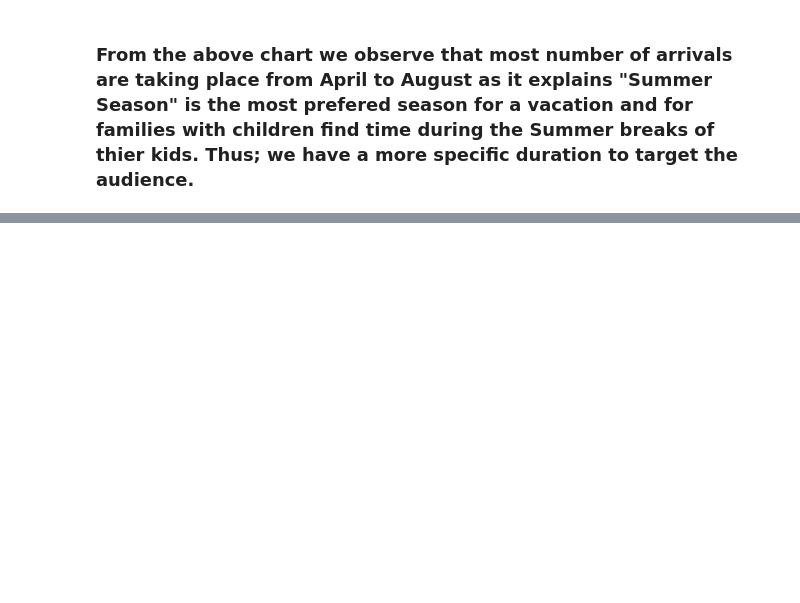
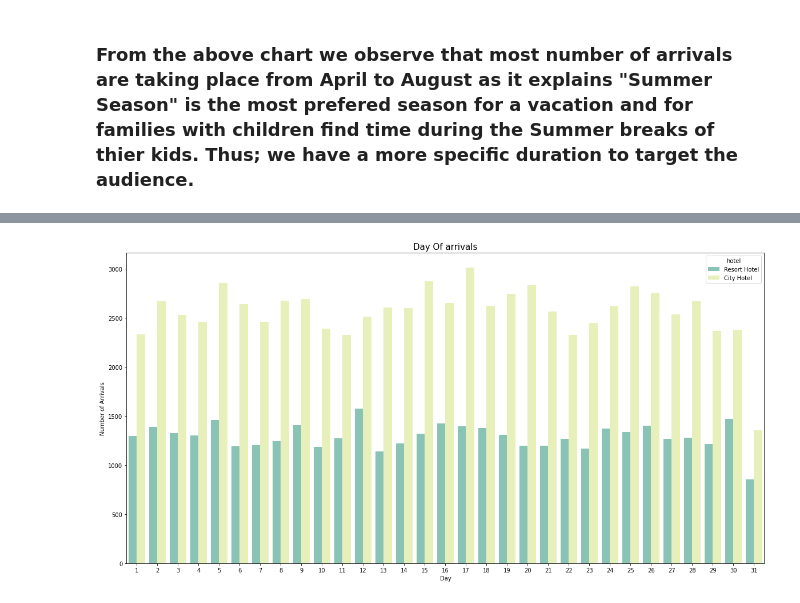
Before and after one commit to sagar2582/Capstone-1-Hotel-Booking-Analysis, a Jupyter notebook: Hotel_Booking_Analysis.ipynb, the cells around one changed output, grey strips where cells are left out. Saved outputs shown, nothing was run; the diff lists cells and outputs as text; code cells hidden in the pictures; blank space fills up the shorter version.

```diff
--- a/Hotel_Booking_Analysis.ipynb
+++ b/Hotel_Booking_Analysis.ipynb
@@ -352,0 +364,9 @@ plt.show()
+# %%
+plt.figure(figsize=(20,10))
+sns.countplot(data = df, x = 'arrival_date_day_of_month', hue = 'hotel', palette= ["#7fcdbb", "#edf8b1"])
+plt.title('Day Of arrivals', fontsize = 15)
+plt.xlabel('Day')
+plt.ylabel('Number of Arrivals')
+plt.show()
+# %% [output]
+[figure, added]
```
Also changed, not shown: parts of 17 cells of this notebook.
